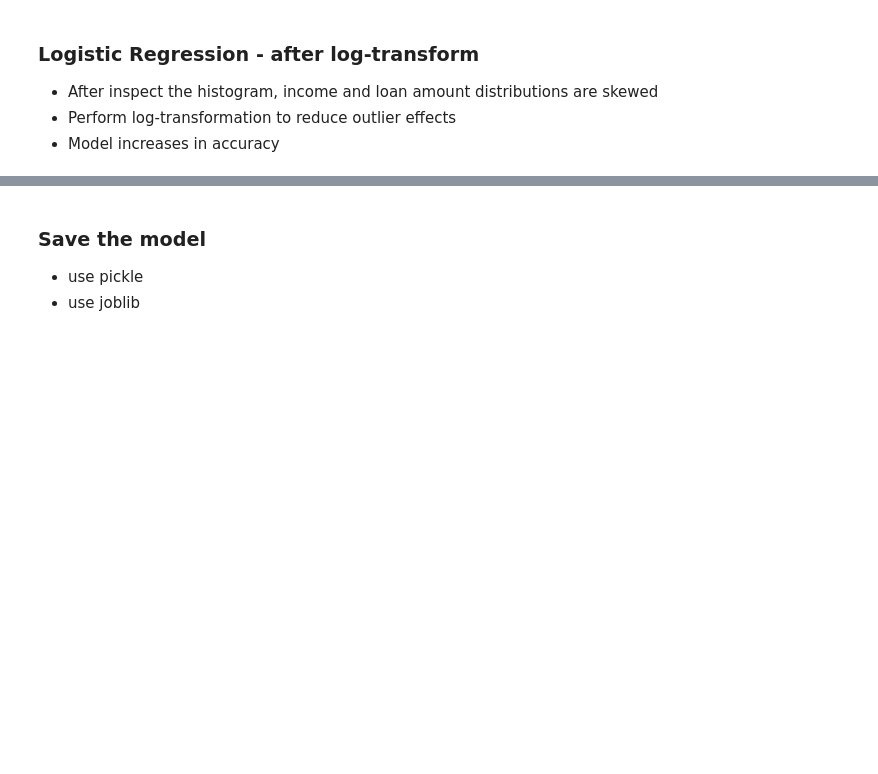
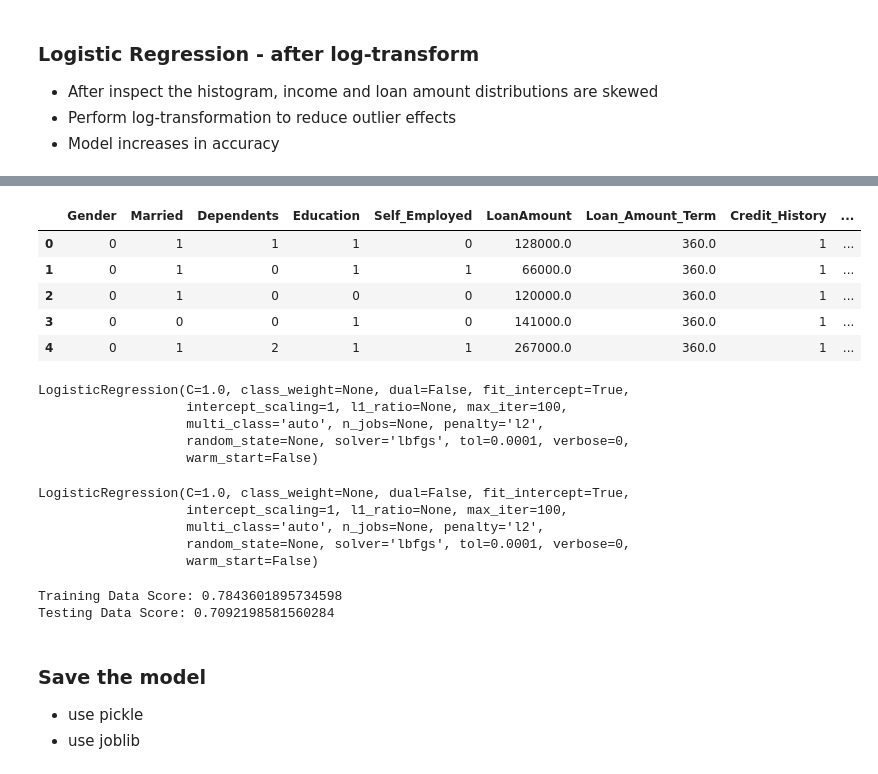
Before and after one commit to MimiBebe/Project-3, a Jupyter notebook: ml models/Data_Modeling_Logistic.ipynb, the cells around one changed output, grey strips where cells are left out. Saved outputs shown, nothing was run; the diff lists cells and outputs as text; code cells hidden in the pictures; blank space fills up the shorter version.

```diff
--- a/ml models/Data_Modeling_Logistic.ipynb
+++ b/ml models/Data_Modeling_Logistic.ipynb
@@ -69,0 +126,11 @@ print(f"Testing Data Score: {classifierLog.score(x_test, y_test)}")
+# %%
+trainDf["MonthlyPayment"] = trainDf["LoanAmount"]/trainDf["Loan_Amount_Term"]
+trainDf["RemainingIncome"] = trainDf["TotalIncome"] - trainDf["MonthlyPayment"]
+trainDf.head()
+# %% [output]
+|  | Gender | Married | Dependents | Education | Self_Employed | LoanAmount | Loan_Amount_Term | Credit_History | ... |
+| 0 | 0 | 1 | 1 | 1 | 0 | 128000.0 | 360.0 | 1 | ... |
+| 1 | 0 | 1 | 0 | 1 | 1 | 66000.0 | 360.0 | 1 | ... |
+| 2 | 0 | 1 | 0 | 0 | 0 | 120000.0 | 360.0 | 1 | ... |
+| 3 | 0 | 0 | 0 | 1 | 0 | 141000.0 | 360.0 | 1 | ... |
+| 4 | 0 | 1 | 2 | 1 | 1 | 267000.0 | 360.0 | 1 | ... |
@@ -70,3 +140,27 @@ print(f"Testing Data Score: {classifierLog.score(x_test, y_test)}")
+# %%
+classifierAddedFea = LogisticRegression()
+classifierAddedFea
+# %% [output]
+LogisticRegression(C=1.0, class_weight=None, dual=False, fit_intercept=True,
+                   intercept_scaling=1, l1_ratio=None, max_iter=100,
+                   multi_class='auto', n_jobs=None, penalty='l2',
+                   random_state=None, solver='lbfgs', tol=0.0001, verbose=0,
+                   warm_start=False)
+# %%
+x_train, x_test, y_train, y_test = train_test_split(X,y, test_size=0.25)
+classifierAddedFea.fit(x_train, y_train)
+# %% [output]
+LogisticRegression(C=1.0, class_weight=None, dual=False, fit_intercept=True,
+                   intercept_scaling=1, l1_ratio=None, max_iter=100,
+                   multi_class='auto', n_jobs=None, penalty='l2',
+                   random_state=None, solver='lbfgs', tol=0.0001, verbose=0,
+                   warm_start=False)
+# %%
+print(f"Training Data Score: {classifierAddedFea.score(x_train, y_train)}")
+print(f"Testing Data Score: {classifierAddedFea.score(x_test, y_test)}")
+# %% [output]
+Training Data Score: 0.7843601895734598
+Testing Data Score: 0.7092198581560284
 # %% [markdown]
 ### Save the model
 * use pickle
```
Also changed, not shown: parts of 17 cells of this notebook, 1 other file.
